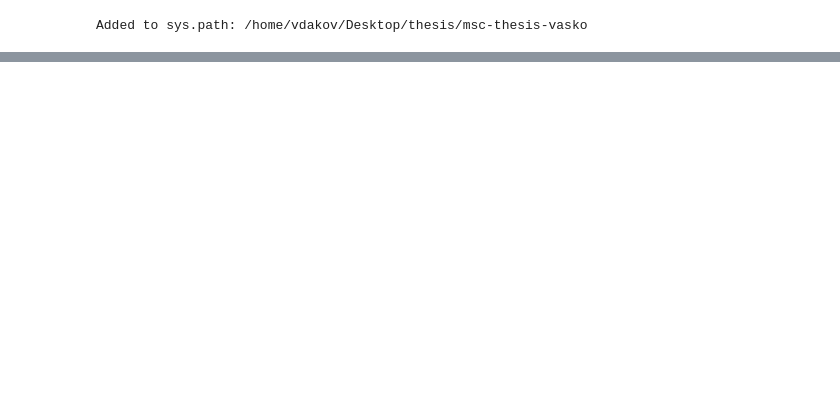
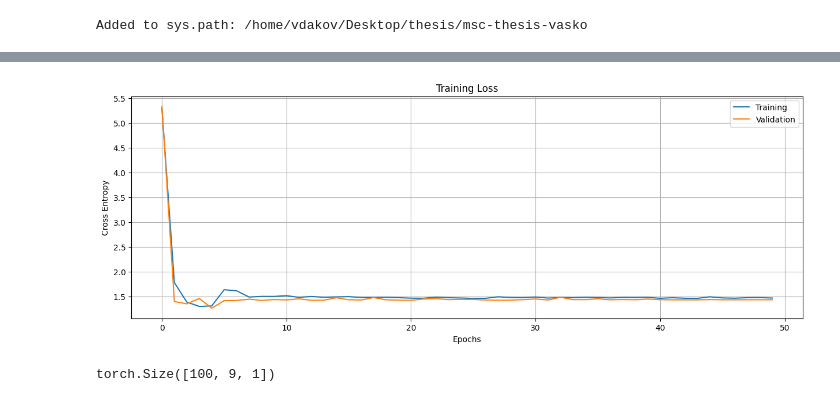
Before and after one commit to vdakov/msc-thesis-learning-priors, a Jupyter notebook: notebooks/experiments-gp-prior.ipynb, the cells around one changed output, grey strips where cells are left out. Saved outputs shown, nothing was run; the diff lists cells and outputs as text; code cells hidden in the pictures; blank space fills up the shorter version.

```diff
--- a/notebooks/experiments-gp-prior.ipynb
+++ b/notebooks/experiments-gp-prior.ipynb
@@ -106,0 +92,16 @@ DataLoader.__dict__ {'num_steps': 50, 'fuse_x_y': False, 'get_batch_kwargs': {'b
+# %%
+# 6. Run Training
+print(f"Starting training on {device}...")
+losses, positional_losses, val_losses,  model = train.train(
+    prior_dataloader=prior,
+    criterion=criterion, # Passing the wrapper
+    transformer_configuration=transformer_configuration,
+    generators = generators,
+    training_configuration=training_configuration,
+    prior_hyperparameters=prior_hyperparameters,
+    load_path=None,
+    context_delimiter_generator = context_delimiter_generator,
+    device=device,
+    verbose=False,
+    save_path=None,
+)
@@ -107,4 +126,22 @@ DataLoader.__dict__ {'num_steps': 50, 'fuse_x_y': False, 'get_batch_kwargs': {'b
 # %%
 import matplotlib.pyplot as plt
+import seaborn as sns
+import numpy as np
 
-plt.figure((15, 5))
+
+plt.figure(figsize=(15, 5))
+sns.lineplot(x=np.arange(0, len(losses)), y=np.array(losses), label="Training")
+sns.lineplot(x=np.arange(0, len(losses)), y=np.array(val_losses), label="Validation")
+plt.title("Training Loss")
+plt.grid()
+plt.legend()
+plt.ylabel('Cross Entropy')
+plt.xlabel('Epochs')
+plt.show()
+# %% [output]
+[figure, added]
+# %%
+train_X, train_Y, y_target = prior.get_datasets_from_prior(9, 100, 1, **hyperparameters)
+print(train_X.shape)
+# %% [output]
+torch.Size([100, 9, 1])
```
Also changed, not shown: parts of 4 cells of this notebook, 9 other files.
